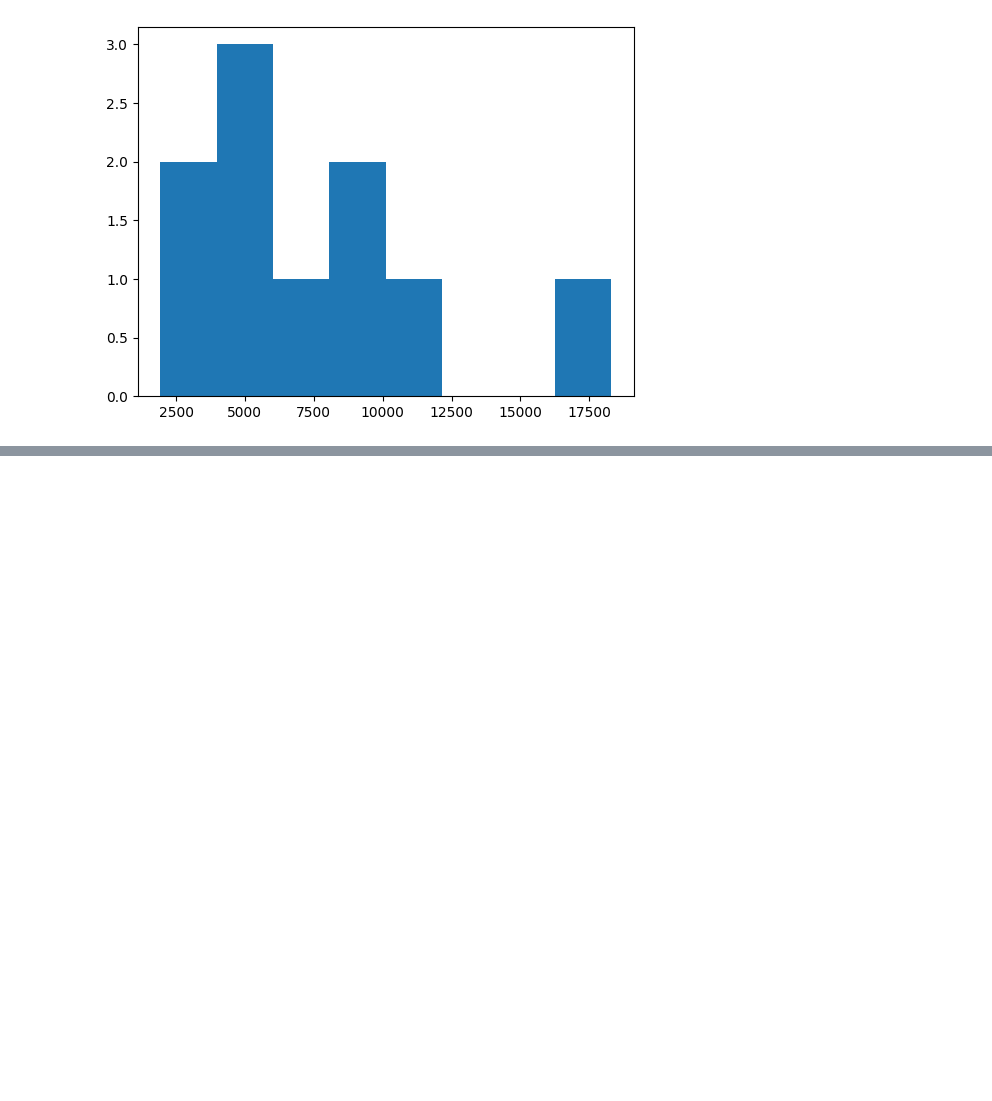
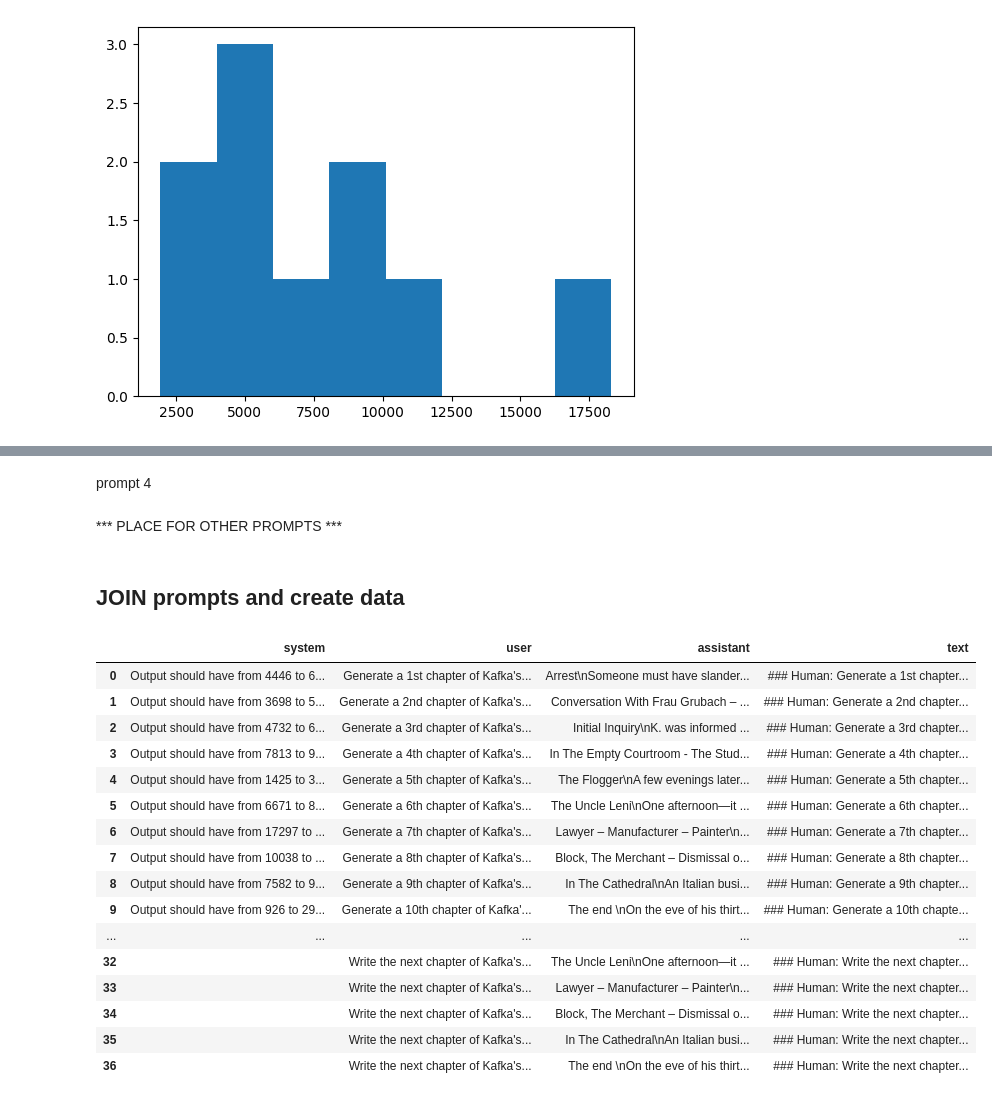
Before and after one commit to wrmorawski/kafkAI, a Jupyter notebook: create_training_set.ipynb, the cells around one changed output, grey strips where cells are left out. Cells and saved outputs as stored; diff of their text form; code cells hidden in the pictures; blank space fills up the shorter version.

```diff
--- a/create_training_set.ipynb
+++ b/create_training_set.ipynb
@@ -140,0 +198,16 @@ for numeral, chapter in zip(chapter_numerals, sorted_chapters.values()):
+# %%
+LAST_SENTENCES = 7
+
+train_3_df = empty_train_df.copy()
+
+for n, text in sorted_chapters.items():
+    if n == 1 or n==10:
+        continue
+    else:
+        training_dict_3 = {}
+        training_dict_3[PROMPT] = prompt_3.format(x=get_n_sentences(sorted_chapters[n-1], LAST_SENTENCES, False), y=get_n_sentences(sorted_chapters[n+1], LAST_SENTENCES, True))
+        training_dict_3[OUTPUT] = text
+        training_dict_3[SYSTEM] = system_3.format(x=sorted_words_count[n]-1000, y=sorted_words_count[n]+1000)
+        train_3_df.loc[len(train_3_df)] = training_dict_3
+
+train_3_df
@@ -141 +224,45 @@ for numeral, chapter in zip(chapter_numerals, sorted_chapters.values()):
+# %% [markdown]
+prompt 4
+# %%
+train_4_df = empty_train_df.copy()
+
+
+for number, text in sorted_chapters.items():
+    if number!=1:
+        training_dict_4 = {}
+        training_dict_4[PROMPT] = prompt_4.format(x=chapter_summaries[str(number-1)])
+        training_dict_4[OUTPUT] = text
+        training_dict_4[SYSTEM] = ''
+        train_4_df.loc[len(train_4_df)] = training_dict_4
+# %% [markdown]
+*** PLACE FOR OTHER PROMPTS ***
+# %% [markdown]
+## JOIN prompts and create data
+# %%
+dataset = pd.concat([train_1_df,
+train_2_df,
+train_3_df,
+train_4_df], ignore_index=True)
+# %%
+dataset['text'] = PROMPT_H + dataset[PROMPT] +  dataset[SYSTEM] + OUTPUT_H + dataset[OUTPUT]
+# %%
+dataset
+# %% [output]
+|  | system | user | assistant | text |
+| 0 | Output should have from 4446 to 6... | Generate a 1st chapter of Kafka's... | Arrest\nSomeone must have slander... | ### Human: Generate a 1st chapter... |
+| 1 | Output should have from 3698 to 5... | Generate a 2nd chapter of Kafka's... | Conversation With Frau Grubach – ... | ### Human: Generate a 2nd chapter... |
+| 2 | Output should have from 4732 to 6... | Generate a 3rd chapter of Kafka's... | Initial Inquiry\nK. was informed ... | ### Human: Generate a 3rd chapter... |
+| 3 | Output should have from 7813 to 9... | Generate a 4th chapter of Kafka's... | In The Empty Courtroom - The Stud... | ### Human: Generate a 4th chapter... |
+| 4 | Output should have from 1425 to 3... | Generate a 5th chapter of Kafka's... | The Flogger\nA few evenings later... | ### Human: Generate a 5th chapter... |
+| 5 | Output should have from 6671 to 8... | Generate a 6th chapter of Kafka's... | The Uncle Leni\nOne afternoon—it ... | ### Human: Generate a 6th chapter... |
+| 6 | Output should have from 17297 to ... | Generate a 7th chapter of Kafka's... | Lawyer – Manufacturer – Painter\n... | ### Human: Generate a 7th chapter... |
+| 7 | Output should have from 10038 to ... | Generate a 8th chapter of Kafka's... | Block, The Merchant – Dismissal o... | ### Human: Generate a 8th chapter... |
+| 8 | Output should have from 7582 to 9... | Generate a 9th chapter of Kafka's... | In The Cathedral\nAn Italian busi... | ### Human: Generate a 9th chapter... |
+| 9 | Output should have from 926 to 29... | Generate a 10th chapter of Kafka'... | The end \nOn the eve of his thirt... | ### Human: Generate a 10th chapte... |
+| ... | ... | ... | ... | ... |
+| 32 |  | Write the next chapter of Kafka's... | The Uncle Leni\nOne afternoon—it ... | ### Human: Write the next chapter... |
+| 33 |  | Write the next chapter of Kafka's... | Lawyer – Manufacturer – Painter\n... | ### Human: Write the next chapter... |
+| 34 |  | Write the next chapter of Kafka's... | Block, The Merchant – Dismissal o... | ### Human: Write the next chapter... |
+| 35 |  | Write the next chapter of Kafka's... | In The Cathedral\nAn Italian busi... | ### Human: Write the next chapter... |
+| 36 |  | Write the next chapter of Kafka's... | The end \nOn the eve of his thirt... | ### Human: Write the next chapter... |
 # %%
```
Also changed, not shown: parts of 19 cells of this notebook.
